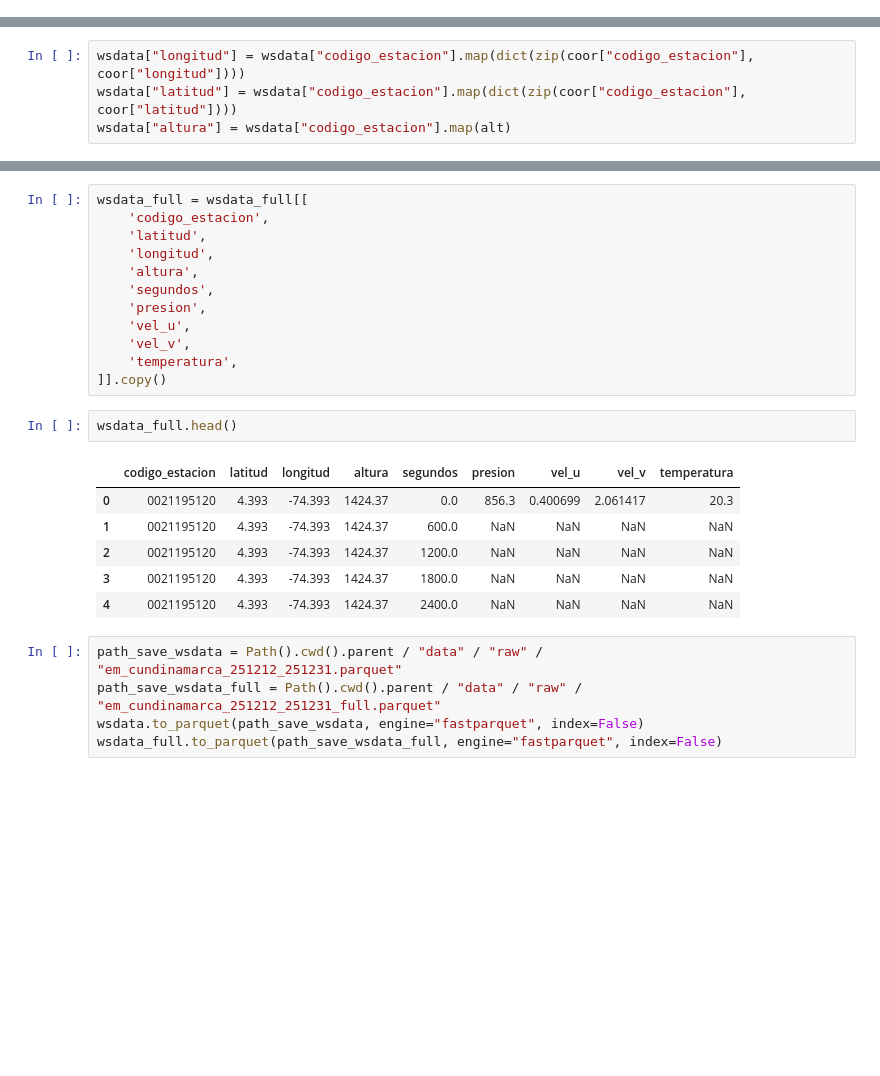
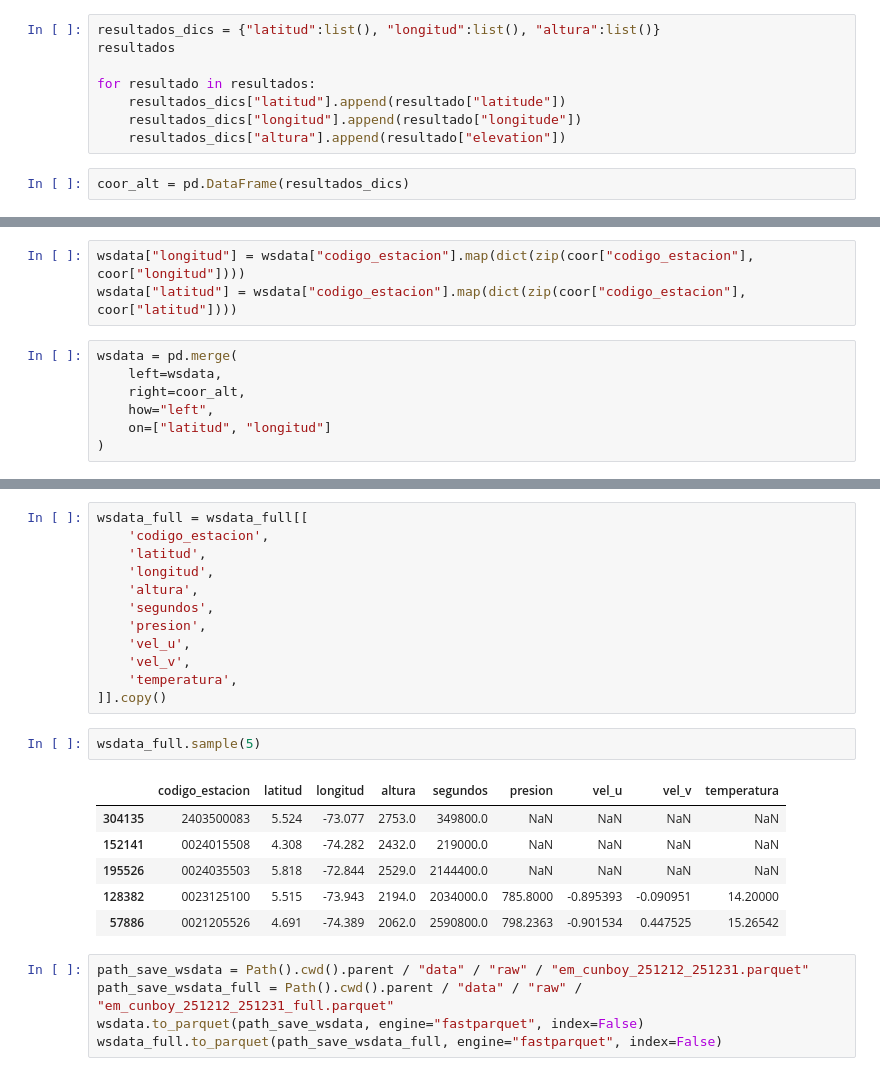
Before and after one commit to sagomeza1/pinns, a Jupyter notebook: cuadernos/preprocesamiento.ipynb, the cells around one changed output, grey strips where cells are left out. Cells and saved outputs as stored; diff of their text form; blank space fills up the shorter version.

```diff
--- a/cuadernos/preprocesamiento.ipynb
+++ b/cuadernos/preprocesamiento.ipynb
@@ -192,3 +193,13 @@ dtype: object
+# %%
+resultados_dics = {"latitud":list(), "longitud":list(), "altura":list()}
+resultados
+
+for resultado in resultados:
+    resultados_dics["latitud"].append(resultado["latitude"])
+    resultados_dics["longitud"].append(resultado["longitude"])
+    resultados_dics["altura"].append(resultado["elevation"])
+# %%
+coor_alt = pd.DataFrame(resultados_dics)
 # %%
 print(f"rows: {df.shape[0]:,}")
 wsdata = df.loc[df["codigo_estacion"].isin(estaciones_ok)].copy()
@@ -280,7 +226,13 @@ alt = {
 # %%
 wsdata["longitud"] = wsdata["codigo_estacion"].map(dict(zip(coor["codigo_estacion"], coor["longitud"])))
 wsdata["latitud"] = wsdata["codigo_estacion"].map(dict(zip(coor["codigo_estacion"], coor["latitud"])))
-wsdata["altura"] = wsdata["codigo_estacion"].map(alt)
+# %%
+wsdata = pd.merge(
+    left=wsdata,
+    right=coor_alt,
+    how="left",
+    on=["latitud", "longitud"]
+)
 # %%
 wsdata.drop_duplicates(inplace=True)
 wsdata.reset_index(drop=True, inplace=True)
@@ -368,16 +314,16 @@ wsdata_full = wsdata_full[[
     'temperatura',
 ]].copy()
 # %%
-wsdata_full.head()
+wsdata_full.sample(5)
 # %% [output]
 |  | codigo_estacion | latitud | longitud | altura | segundos | presion | vel_u | vel_v | temperatura |
-| 0 | 0021195120 | 4.393 | -74.393 | 1424.37 | 0.0 | 856.3 | 0.400699 | 2.061417 | 20.3 |
-| 1 | 0021195120 | 4.393 | -74.393 | 1424.37 | 600.0 | NaN | NaN | NaN | NaN |
-| 2 | 0021195120 | 4.393 | -74.393 | 1424.37 | 1200.0 | NaN | NaN | NaN | NaN |
-| 3 | 0021195120 | 4.393 | -74.393 | 1424.37 | 1800.0 | NaN | NaN | NaN | NaN |
-| 4 | 0021195120 | 4.393 | -74.393 | 1424.37 | 2400.0 | NaN | NaN | NaN | NaN |
+| 304135 | 2403500083 | 5.524 | -73.077 | 2753.0 | 349800.0 | NaN | NaN | NaN | NaN |
+| 152141 | 0024015508 | 4.308 | -74.282 | 2432.0 | 219000.0 | NaN | NaN | NaN | NaN |
+| 195526 | 0024035503 | 5.818 | -72.844 | 2529.0 | 2144400.0 | NaN | NaN | NaN | NaN |
+| 128382 | 0023125100 | 5.515 | -73.943 | 2194.0 | 2034000.0 | 785.8000 | -0.895393 | -0.090951 | 14.20000 |
+| 57886 | 0021205526 | 4.691 | -74.389 | 2062.0 | 2590800.0 | 798.2363 | -0.901534 | 0.447525 | 15.26542 |
 # %%
-path_save_wsdata = Path().cwd().parent / "data" / "raw" / "em_cundinamarca_251212_251231.parquet"
-path_save_wsdata_full = Path().cwd().parent / "data" / "raw" / "em_cundinamarca_251212_251231_full.parquet"
+path_save_wsdata = Path().cwd().parent / "data" / "raw" / "em_cunboy_251212_251231.parquet"
+path_save_wsdata_full = Path().cwd().parent / "data" / "raw" / "em_cunboy_251212_251231_full.parquet"
 wsdata.to_parquet(path_save_wsdata, engine="fastparquet", index=False)
 wsdata_full.to_parquet(path_save_wsdata_full, engine="fastparquet", index=False)
```
Also changed, not shown: parts of 21 cells of this notebook, 9 other files.
